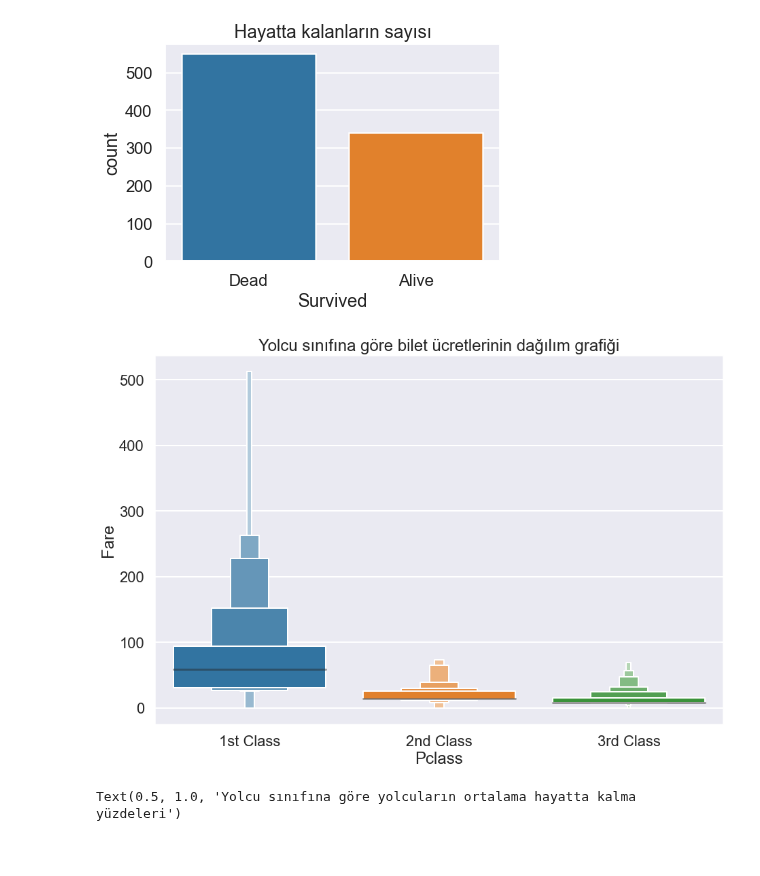
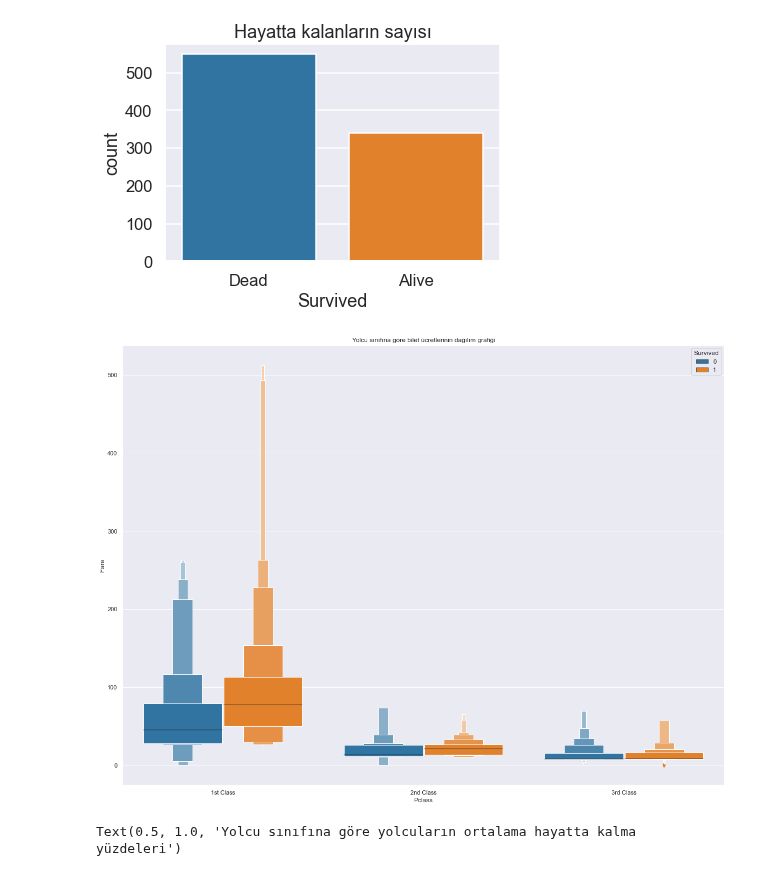
Before and after one commit to onatto11/titanic, a Jupyter notebook: Titanic.ipynb, the cells around one changed output. Cells and saved outputs as stored; diff of their text form; code cells hidden in the pictures.

```diff
--- a/Titanic.ipynb
+++ b/Titanic.ipynb
@@ -200,7 +200,7 @@ Name: has_family, dtype: int64
 #Aşağıda EDA yaparken fark ettim ki gemideki akraba sayısı 4'ten fazla olup da
 #hayatta kalan olmamış. Bu nedenle bu şartı sağlayan bir kolon yaratmayı denedim,
 #fakat bunu karşılayan yalnızca 12 durum olduğundan pek işe yaramaz.
-train["crowded_family"] = train[train["SibSp"] > 4].SibSp
+train["crowded_family"] = train["SibSp"] > 4
 train["crowded_family"].fillna(value=0, inplace=True)
 train["crowded_family"] = train["crowded_family"].astype("int64")
 for i in train["crowded_family"]:
@@ -218,7 +217,7 @@ Name: crowded_family, dtype: int64
 #Yolcuların sınıfı ve yaşları arasında negatif bir korelasyon var, yani genç yolcular genelde
 #daha alt sınıflardan bilet almışlar. Buna karşın, genç yolcuların gemiden öncelikli biçimde
 #tahliye edildiği verisine de sahibiz. Bu çelişen iki girdiyi tek bir kolonda topladım.
-train["age_and_class"] = train[(train["Age"] <= train.Age.mean()) | (train["Pclass"] == 1)].Survived
+train["age_and_class"] = (train["Age"] <= train.Age.mean()) | (train["Pclass"] == 1)
 train["age_and_class"].fillna(value=0, inplace=True)
 train["age_and_class"] = train["age_and_class"].astype("int64")
 for i in train["age_and_class"]:
@@ -232 +231,13 @@ train.age_and_class.value_counts()
 Name: age_and_class, dtype: int64
+# %%
+#Yolcuların sınıfı ve yaşları arasında negatif bir korelasyon var, yani genç yolcular genelde
+#daha alt sınıflardan bilet almışlar. Buna karşın, genç yolcuların gemiden öncelikli biçimde
+#tahliye edildiği verisine de sahibiz. Bu çelişen iki girdiyi tek bir kolonda topladım.
+train["embarkloc"] = (train["Embarked"] == 0)
+train["embarkloc"].fillna(value=0, inplace=True)
+train["embarkloc"] = train["embarkloc"].astype("int64")
+for i in train["embarkloc"]:
+    i = int(i)
+    if i != train.embarkloc.isnull().any():
+        train["embarkloc"].replace({i:1})
+train.embarkloc.value_counts()
@@ -232,0 +248,12 @@ Name: age_and_class, dtype: int64
+# %%
+#Yolcuların sınıfı ve yaşları arasında negatif bir korelasyon var, yani genç yolcular genelde
+#daha alt sınıflardan bilet almışlar. Buna karşın, genç yolcuların gemiden öncelikli biçimde
+#tahliye edildiği verisine de sahibiz. Bu çelişen iki girdiyi tek bir kolonda topladım.
+train["high_fare"] = (train["Fare"] >= train.Fare.mean()) | (train["Pclass"] == 1)
+train["high_fare"].fillna(value=0, inplace=True)
+train["high_fare"] = train["high_fare"].astype("int64")
+for i in train["high_fare"]:
+    i = int(i)
+    if i != train.high_fare.isnull().any():
+        train["high_fare"].replace({i:1})
+train.high_fare.value_counts()
@@ -253,14 +284,14 @@ g.set_xticklabels(["Dead", "Alive"])
 [figure]
 # %%
 #Yolcuların hangi sınıfta seyahat ettiğine göre bilete ödedikleri ücretin dağılımını gösteren kutu grafiği
-sns.set_context("poster")
-ax = plt.subplots(figsize=(15, 10))
-g1 = sns.boxenplot("Pclass", "Fare", data=train)
+sns.set_context("notebook")
+ax = plt.subplots(figsize=(20, 15))
+g1 = sns.boxenplot("Pclass", "Fare", hue="Survived", data=train)
 g1.set_xticklabels(["1st Class", "2nd Class", "3rd Class"])
 plt.title("Yolcu sınıfına göre bilet ücretlerinin dağılım grafiği")
 plt.show()
 # %% [output]
-[figure, old version]
+[figure, new version]
 # %%
 #Yolcuların seyahat sınıfına göre hayatta kalma yüzdeleri
 sns.set_context("talk")
```
Also changed, not shown: parts of 32 cells of this notebook.
